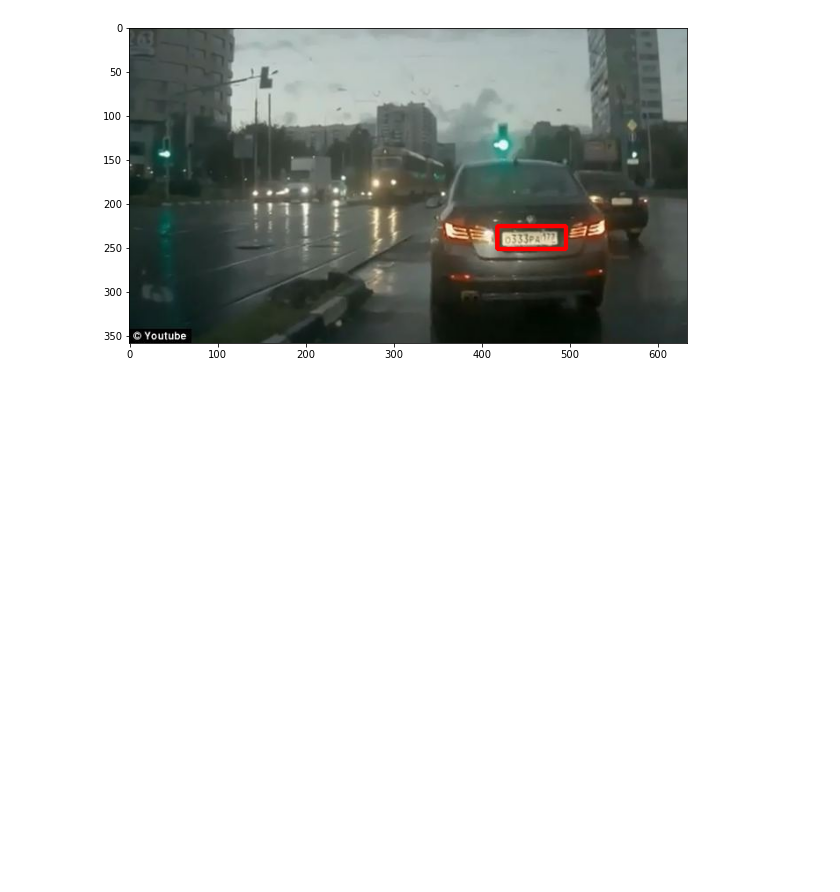
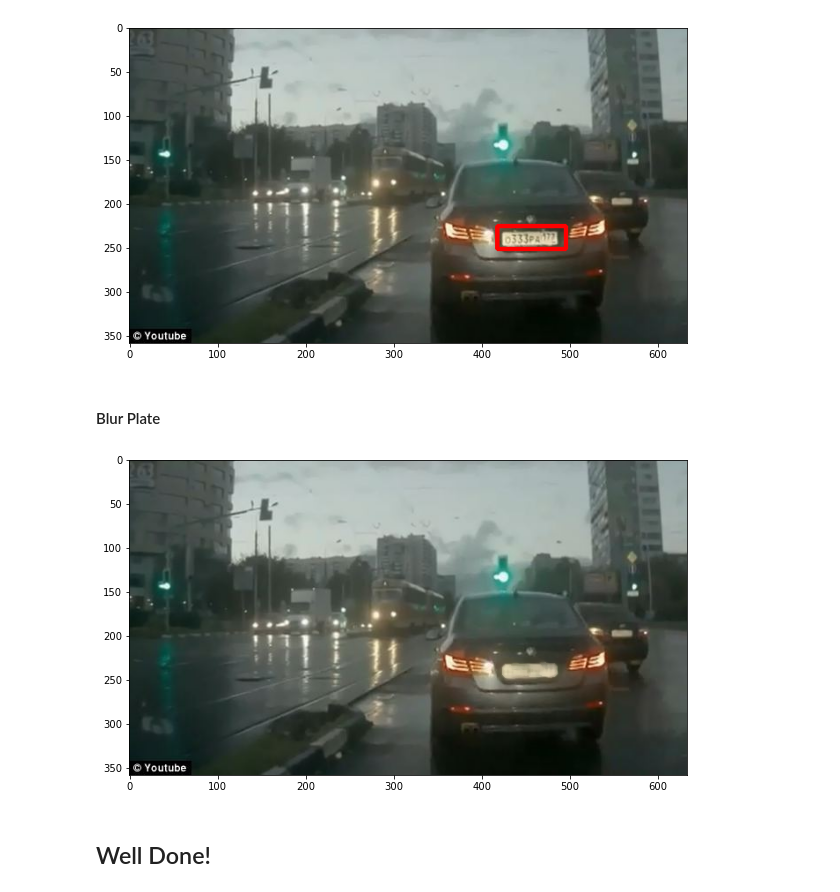
Before and after one commit to Zahed-Golabi/Computer-Vision, a Jupyter notebook: 5. Object Detection with Opencv/Plate Detection.ipynb, the cells around one changed output. Drawn from its saved outputs; the diff is of its cells as text; code cells hidden in the pictures; blank space fills up the shorter version.

Commit message:
detect plate and blur it

```diff
--- a/5. Object Detection with Opencv/Plate Detection.ipynb
+++ b/5. Object Detection with Opencv/Plate Detection.ipynb
@@ -43,3 +43,29 @@ result = detect_plate(img)
 display(result)
 # %% [output]
 [figure]
+# %% [markdown]
+#### Blur Plate
+# %%
+def detect_and_blur_plate(img):
+
+    plate_img = img.copy()
+    roi = img.copy()
+
+    plate_rects = plate_cascade.detectMultiScale(plate_img,scaleFactor=1.3,minNeighbors=3)
+
+    for (x,y,w,h) in plate_rects:
+
+        roi = roi[y:y+h,x:x+w]
+        blurred_roi = cv2.medianBlur(roi,7)
+
+        plate_img[y:y+h, x:x+w] = blurred_roi
+
+    return plate_img
+# %%
+result = detect_and_blur_plate(img)
+# %%
+display(result)
+# %% [output]
+[figure, added]
+# %% [markdown]
+## Well Done!
```
